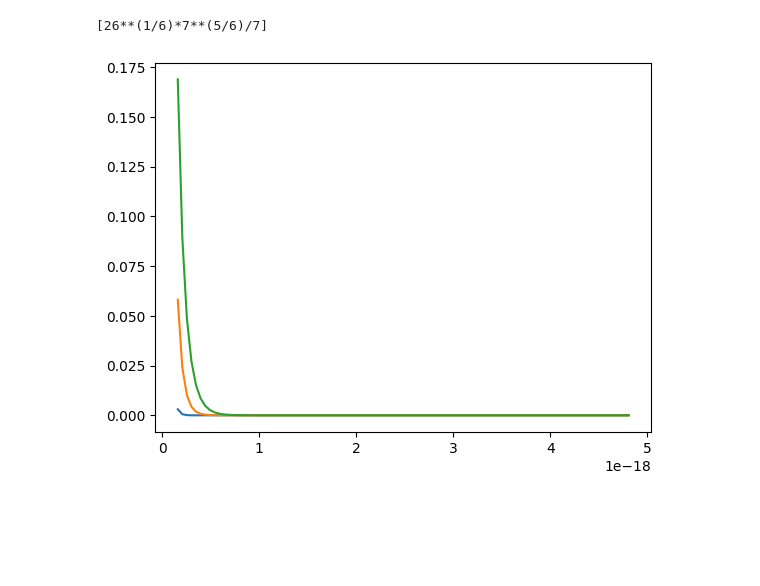
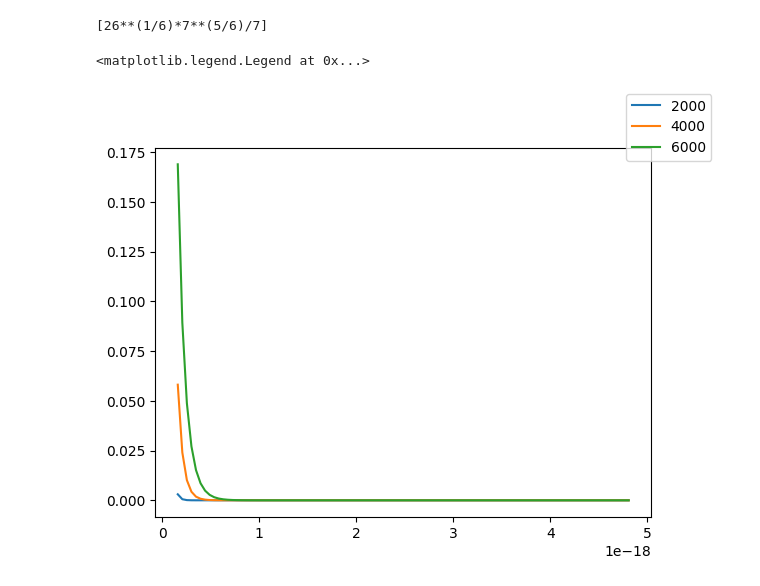
Before and after one commit to volgaone/python_mathematical_methods, a Jupyter notebook: ch1_answers.ipynb, the cells around one changed output. Saved outputs shown, nothing was run; the diff lists cells and outputs as text; code cells hidden in the pictures; blank space fills up the shorter version.

```diff
--- a/ch1_answers.ipynb
+++ b/ch1_answers.ipynb
@@ -285,15 +285,17 @@ solve(d2) #second derivative does not have zeros - so we don't have infliction p
 # %%
 #27
 import scipy
 def Bose_Einstein(E,T):
     Kb=scipy.constants.Boltzmann
     return 1/(np.exp(E/(Kb*T))-1)
 
 x=np.linspace(scipy.constants.electron_volt,scipy.constants.electron_volt*30,100)
 fig, ax1 = plt.subplots()
 temps = [2000,4000,6000]
 for T in temps:
     y=[Bose_Einstein(e,T) for e in x]
-    ax1.plot(x,y,')
+    ax1.plot(x,y,label=f'{T}')
+fig.legend(loc='upper right')
 # %% [output]
+<matplotlib.legend.Legend at 0x...>
-[figure, old version]
+[figure, new version]
```
Also changed, not shown: 2 other files.
